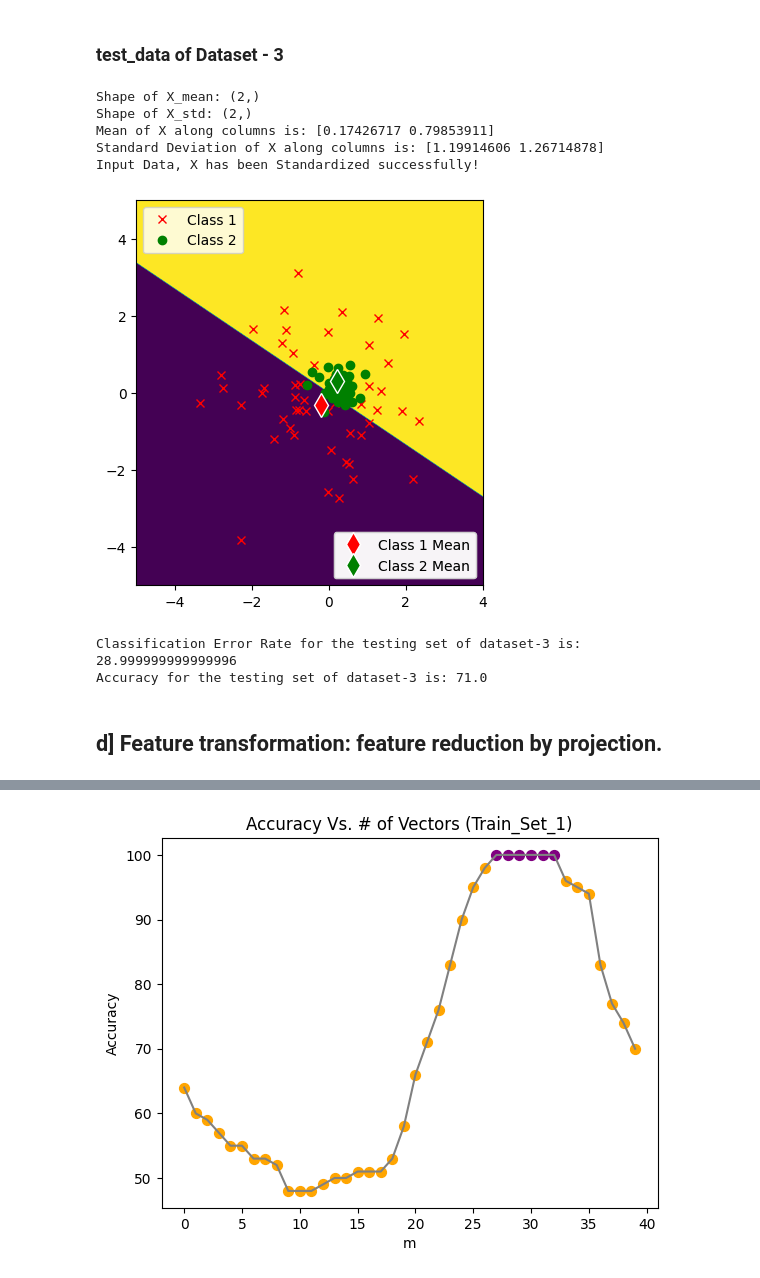
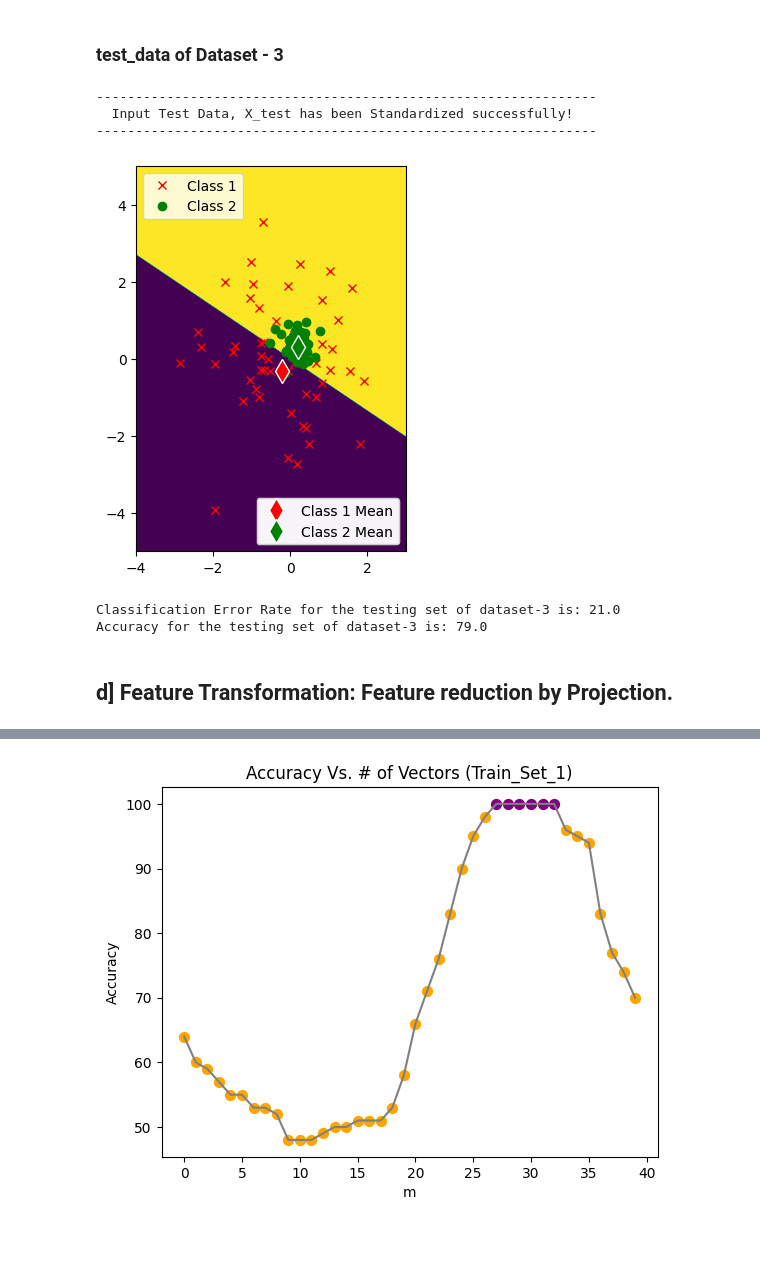
Before and after one commit to SudeshKumarSK/ee559-mlOne, a Jupyter notebook: homeworkOne.ipynb, the cells around one changed output, grey strips where cells are left out. Drawn from its saved outputs; the diff is of its cells as text; code cells hidden in the pictures; blank space fills up the shorter version.

Commit message:
Updated feature projection

```diff
--- a/homeworkOne.ipynb
+++ b/homeworkOne.ipynb
@@ -450,11 +454,11 @@ Accuracy for the testing set of dataset-1 is: 96.0
 # %% [markdown]
 ### train_data of Dataset - 3
 # %%
-X_train_3, n_train_3, T_train_3 = nmc_3.generateData(data=train_data_3)
+X_train_3, n_train_3, T_train_3 = nmc_3_std.generateData(data=train_data_3)
 
-X_train_3_standardized = nmc_3.standardizeData(X_train_3)
+X_train_3_standardized = nmc_3_std.standardizeTrainData(X_train=X_train_3, printFlag=True)
 
-class_means_3_standardized = nmc_3.calculateClassMeans(X=X_train_3_standardized)
+class_means_3_standardized = nmc_3_std.calculateClassMeans(X=X_train_3_standardized)
 
 print("---------------------------------------------------")
 print(f"  Shape of sample_means: {class_means_3_standardized.shape}")
@@ -462,16 +466,16 @@ print(f"  Sample Means: ")
 print(class_means_3_standardized)
 print("---------------------------------------------------")
 
-nmc_3.plotDecisionBoundaries(training=X_train_3_standardized, label_train=T_train_3, sample_mean=class_means_3_standardized, fsize=(10,5))
+nmc_3_std.plotDecisionBoundaries(training=X_train_3_standardized, label_train=T_train_3, sample_mean=class_means_3_standardized, fsize=(10,5))
 
-Y_hat_train_3_standardized = nmc_3.classify(X=X_train_3_standardized)
+Y_hat_train_3_standardized = nmc_3_std.classify(X=X_train_3_standardized, sample_means=class_means_3_standardized)
 
-CER_train_3_standardized = nmc_3.calculateCER(T=T_train_3, Y_hat=Y_hat_train_3_standardized, percentageFlag=True)
+CER_train_3_standardized = nmc_3_std.calculateCER(T=T_train_3, Y_hat=Y_hat_train_3_standardized, percentageFlag=True)
 
-accuracy_train_3_standardized = nmc_3.calculateAccuracy(T=T_train_3, Y_hat=Y_hat_train_3_standardized, percentageFlag=True)
+accuracy_train_3_standardized = nmc_3_std.calculateAccuracy(T=T_train_3, Y_hat=Y_hat_train_3_standardized, percentageFlag=True)
 
-print(f"Classification Error Rate for the training set of dataset-2 is: {CER_train_3_standardized}")
-print(f"Accuracy for the training set of dataset-2 is: {accuracy_train_3_standardized}")
+print(f"Classification Error Rate for the training set of dataset-3 is: {CER_train_3_standardized}")
+print(f"Accuracy for the training set of dataset-3 is: {accuracy_train_3_standardized}")
 # %% [output]
 ---------------------------------------------------
   Shape of Input Data: (100, 3)
@@ -496,28 +502,26 @@ Accuracy for the training set of dataset-2 is: 76.0
 # %% [markdown]
 ### test_data of Dataset - 3
 # %%
-X_test_3, n_test_3, T_test_3 = nmc_3.transformTestData(test_data=test_data_3)
+X_test_3, n_test_3, T_test_3 = nmc_3_std.transformTestData(test_data=test_data_3)
 
-X_test_3_standardized = nmc_3.standardizeData(X_test_3)
+X_test_3_standardized = nmc_3_std.standardizeTestData(X_test=X_test_3)
 
-nmc_3.plotDecisionBoundaries(training=X_test_3_standardized, label_train=T_test_3, sample_mean=class_means_3_standardized, fsize=(10, 5))
+nmc_3_std.plotDecisionBoundaries(training=X_test_3_standardized, label_train=T_test_3, sample_mean=class_means_3_standardized, fsize=(10, 5))
 
-Y_hat_test_3_standardized = nmc_3.classify(X=X_test_3_standardized)
+Y_hat_test_3_standardized = nmc_3_std.classify(X=X_test_3_standardized, sample_means=class_means_3_standardized)
 
-CER_test_3_standardized = nmc_3.calculateCER(T=T_test_3, Y_hat=Y_hat_test_3_standardized, percentageFlag=True)
+CER_test_3_standardized = nmc_3_std.calculateCER(T=T_test_3, Y_hat=Y_hat_test_3_standardized, percentageFlag=True)
 
-accuracy_test_3_standardized = nmc_3.calculateAccuracy(T=T_test_3, Y_hat=Y_hat_test_3_standardized, percentageFlag=True)
+accuracy_test_3_standardized = nmc_3_std.calculateAccuracy(T=T_test_3, Y_hat=Y_hat_test_3_standardized, percentageFlag=True)
 
 print(f"Classification Error Rate for the testing set of dataset-3 is: {CER_test_3_standardized}")
 print(f"Accuracy for the testing set of dataset-3 is: {accuracy_test_3_standardized}")
 # %% [output]
-Shape of X_mean: (2,)
-Shape of X_std: (2,)
-Mean of X along columns is: [0.17426717 0.79853911]
-Standard Deviation of X along columns is: [1.19914606 1.26714878]
-Input Data, X has been Standardized successfully!
+----------------------------------------------------------------
+  Input Test Data, X_test has been Standardized successfully!
+----------------------------------------------------------------
-[figure, old version]
+[figure, new version]
-Classification Error Rate for the testing set of dataset-3 is: 28.999999999999996
-Accuracy for the testing set of dataset-3 is: 71.0
+Classification Error Rate for the testing set of dataset-3 is: 21.0
+Accuracy for the testing set of dataset-3 is: 79.0
 # %% [markdown]
-## d] Feature transformation: feature reduction by projection.
+## d] Feature Transformation: Feature reduction by Projection.
```
Also changed, not shown: parts of 51 cells of this notebook.
